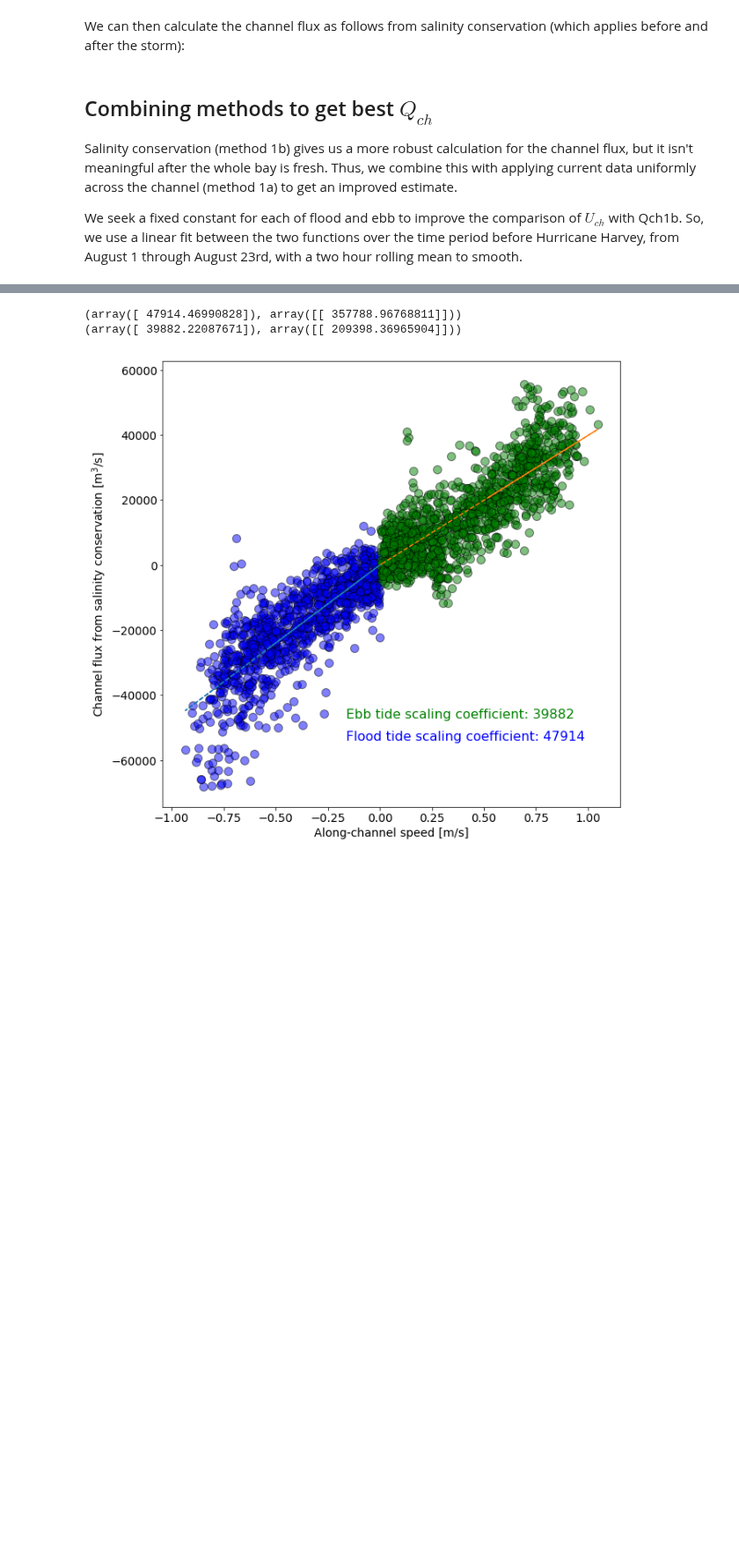
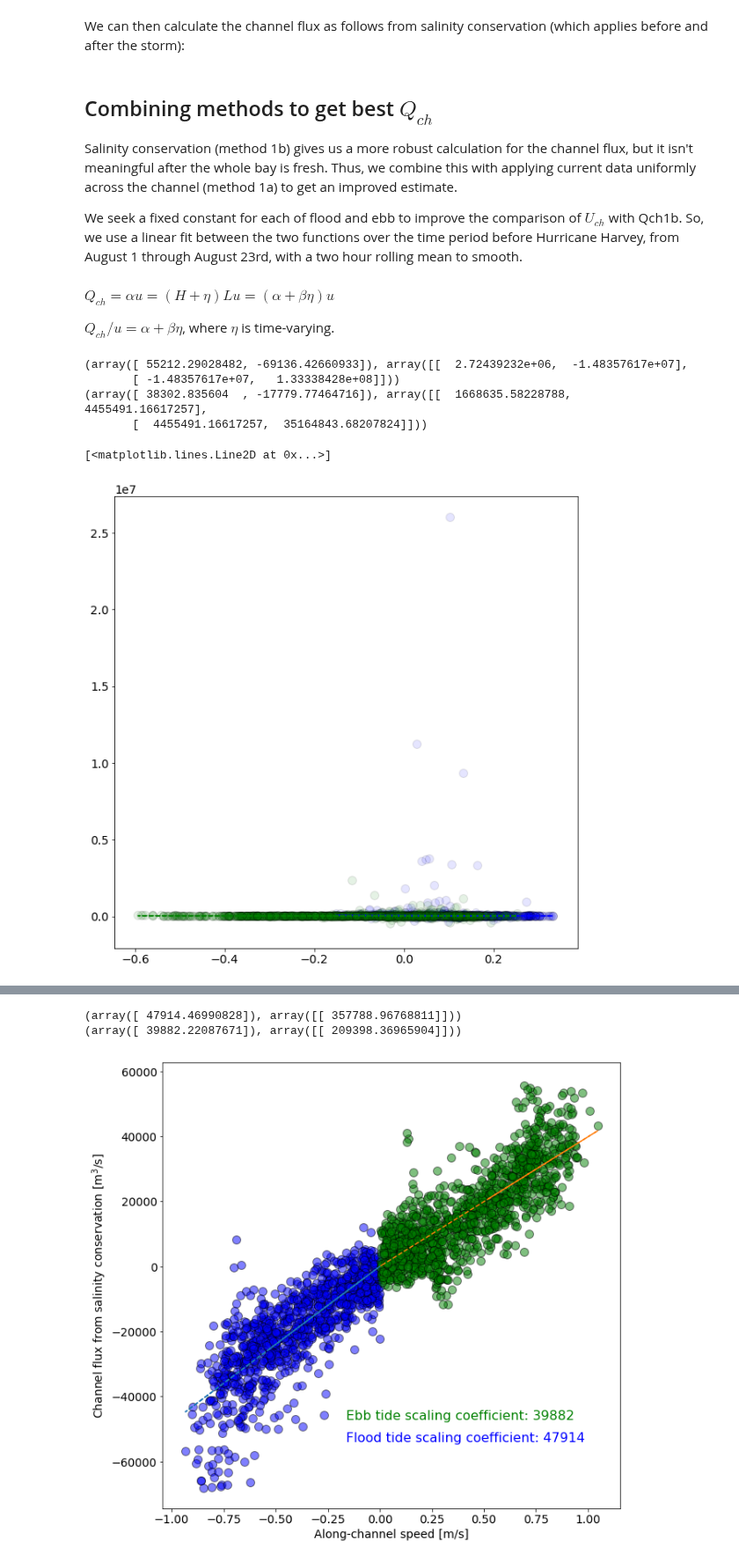
Before and after one commit to kthyng/flood_estimate, a Jupyter notebook: Harvey inflow.ipynb, the cells around one changed output, grey strips where cells are left out. Shown at 88% size. Saved outputs shown, nothing was run; the diff lists cells and outputs as text; code cells hidden in the pictures; blank space fills up the shorter version.

```diff
--- a/Harvey inflow.ipynb
+++ b/Harvey inflow.ipynb
@@ -596,3 +596,69 @@ Qch1b = dSVdt/-Sch
 Salinity conservation (method 1b) gives us a more robust calculation for the channel flux, but it isn't meaningful after the whole bay is fresh. Thus, we combine this with applying current data uniformly across the channel (method 1a) to get an improved estimate.
 
 We seek a fixed constant for each of flood and ebb to improve the comparison of $U_{ch}$ with Qch1b. So, we use a linear fit between the two functions over the time period before Hurricane Harvey, from August 1 through August 23rd, with a two hour rolling mean to smooth.
+# %% [markdown]
+$Q_{ch} = \alpha u = (H + \eta) L u = (\alpha + \beta \eta) u$
+
+$ Q_{ch} / u = \alpha + \beta \eta $, where $\eta$ is time-varying.
+# %%
+def line(t, alpha, beta):
+    return alpha + beta*t
+# %%
+dst1 = '2017-8-1'; det1 = '2017-8-24'
+
+etascale = df['8771341: Water Level [m]']
+
+# try splitting into ebb and flood for fit
+ind = (~Uch[dst1:det1].isnull()) & (~Qch1b[dst1:det1].isnull()).values
+indf = ind[Uch[dst1:det1] < 0]  # into the bay, flood tide, since switched sign already
+inde = ind[Uch[dst1:det1] >= 0]  # out of the bay, ebb tide
+Uf = Uch[dst1:det1][Uch[dst1:det1] < 0].copy()
+etaf = etascale[dst1:det1][Uch[dst1:det1] < 0].copy()
+Qf = Qch1b[dst1:det1][Uch[dst1:det1] < 0].rolling(window=8, center=True).mean().copy()
+Ue = Uch[dst1:det1][Uch[dst1:det1] >= 0].copy()
+etae = etascale[dst1:det1][Uch[dst1:det1] >= 0].copy()
+Qe = Qch1b[dst1:det1][Uch[dst1:det1] >= 0].rolling(window=8, center=True).mean().copy()
+
+
+fig, ax = plt.subplots(1,1, figsize=(10,10))
+ax.scatter(etaf, Qf/Uf, s=100, c="b", edgecolor='k', alpha=0.1)
+ax.scatter(etae, Qe/Ue, s=100, c="g", edgecolor='k', alpha=0.1)
+
+
+# only use non-nans between the two time series
+locs = ~(Qf/Uf).isnull() & ~etaf.isnull() & (Sch[dst1:det1][Uch[dst1:det1] < 0] > 5) & (Uf[dst1:det1][Uch[dst1:det1] < 0] < -0.05)
+fitf = curve_fit(line, etaf[locs], (Qf/Uf)[locs])
+data_fit = line(etaf, *fitf[0])
+print(fitf)
+ax.plot(etaf, data_fit, '--b')  # plot fit
+
+locs = ~(Qe/Ue).isnull() & ~etae.isnull() & (Sch[dst1:det1][Uch[dst1:det1] >= 0] > 5) & (Ue[dst1:det1][Uch[dst1:det1] >= 0] > 0.05)
+fite = curve_fit(line, etae[locs], (Qe/Ue)[locs])
+data_fit = line(etae, *fite[0])
+print(fite)
+ax.plot(etae, data_fit, '--g')  # plot fit
+
+# ax.set_ylim(-1e5, 1e5)
+
+# Qcht = Uch.copy()
+# Qcht[Uch < 0] = Uch[Uch < 0]*fitf[0]
+# Qcht[Uch >= 0] = Uch[Uch >= 0]*fite[0]
+
+# ax.set_xlabel('Along-channel speed [m/s]')
+# ax.set_ylabel('Channel flux from salinity conservation [m$^3$/s]')
+
+# ax.text(0.4, 0.2, 'Ebb tide scaling coefficient: %5d' % fite[0][0], transform=ax.transAxes, color='g', fontsize=16)
+# ax.text(0.4, 0.15, 'Flood tide scaling coefficient: %5d' % fitf[0][0], transform=ax.transAxes, color='b', fontsize=16)
+
+# # this is now the improved flux calculation which applies during the storm too
+
+# Qch = Qcht.copy()
+
+# fig.savefig('figures/scaling.png', bbox_inches='tight', dpi=200)
+# %% [output]
+(array([ 55212.29028482, -69136.42660933]), array([[  2.72439232e+06,  -1.48357617e+07],
+       [ -1.48357617e+07,   1.33338428e+08]]))
+(array([ 38302.835604  , -17779.77464716]), array([[  1668635.58228788,   4455491.16617257],
+       [  4455491.16617257,  35164843.68207824]]))
+[<matplotlib.lines.Line2D at 0x...>]
+[figure, added]
```
Also changed, not shown: parts of 23 cells of this notebook.
